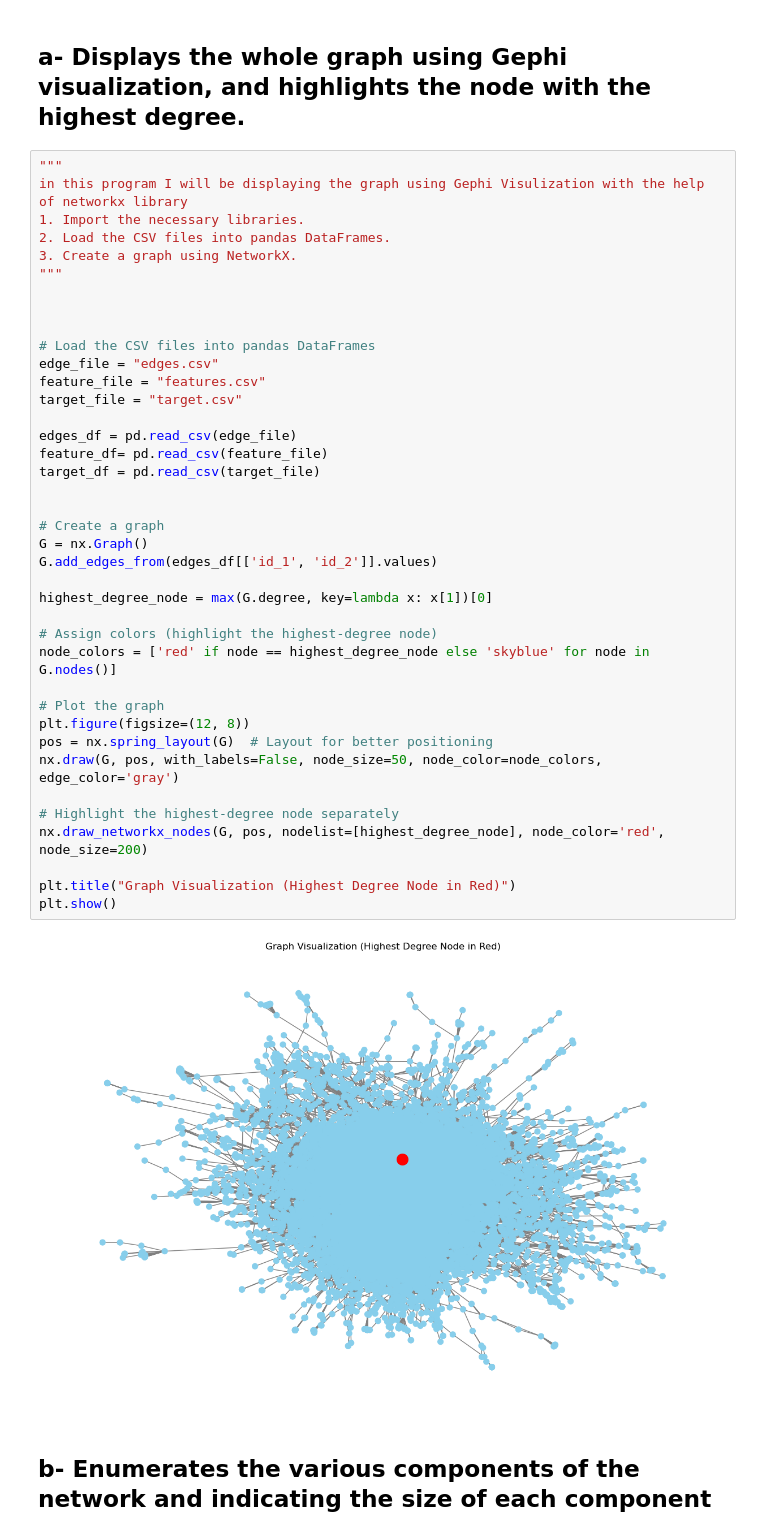
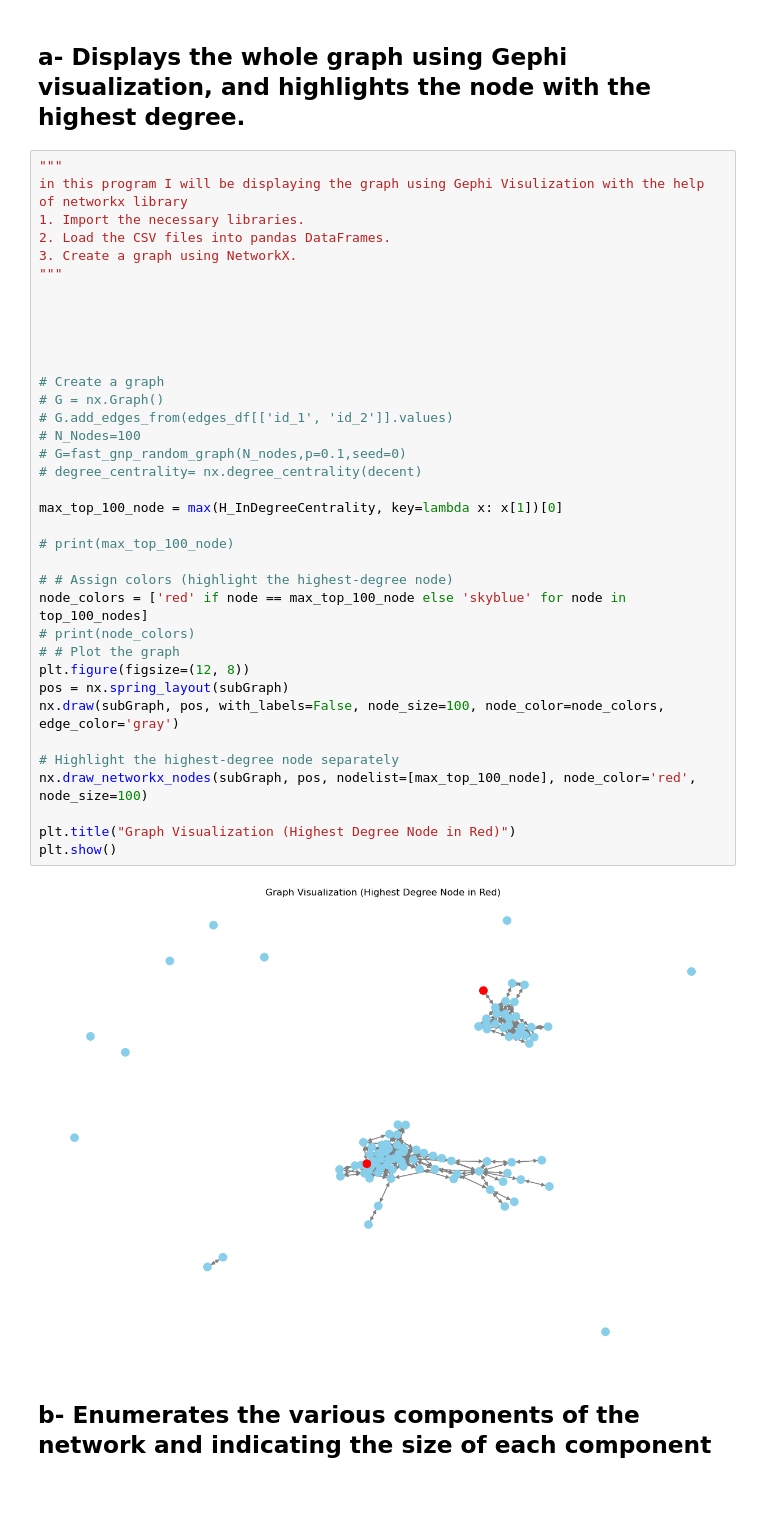
Before and after one commit to Marwa-Khan/eggo-Facebook_NetworkX, a Jupyter notebook: karateClub.ipynb, the cells around one changed output. Cells and saved outputs as stored; diff of their text form; blank space fills up the shorter version.

```diff
--- a/karateClub.ipynb
+++ b/karateClub.ipynb
@@ -115,44 +133,41 @@ Download complete: target.csv
 # %%
 """
 in this program I will be displaying the graph using Gephi Visulization with the help of networkx library
 1. Import the necessary libraries.
 2. Load the CSV files into pandas DataFrames.
 3. Create a graph using NetworkX.
 """
 
 
 
-# Load the CSV files into pandas DataFrames
-edge_file = "edges.csv"
-feature_file = "features.csv"
-target_file = "target.csv"
-
-edges_df = pd.read_csv(edge_file)
-feature_df= pd.read_csv(feature_file)
-target_df = pd.read_csv(target_file)
 
 
 # Create a graph
-G = nx.Graph()
-G.add_edges_from(edges_df[['id_1', 'id_2']].values)
+# G = nx.Graph()
+# G.add_edges_from(edges_df[['id_1', 'id_2']].values)
+# N_Nodes=100
+# G=fast_gnp_random_graph(N_nodes,p=0.1,seed=0)
+# degree_centrality= nx.degree_centrality(decent)
 
-highest_degree_node = max(G.degree, key=lambda x: x[1])[0]
+max_top_100_node = max(H_InDegreeCentrality, key=lambda x: x[1])[0]
 
-# Assign colors (highlight the highest-degree node)
-node_colors = ['red' if node == highest_degree_node else 'skyblue' for node in G.nodes()]
+# print(max_top_100_node)
 
-# Plot the graph
+# # Assign colors (highlight the highest-degree node)
+node_colors = ['red' if node == max_top_100_node else 'skyblue' for node in top_100_nodes]
+# print(node_colors)
+# # Plot the graph
 plt.figure(figsize=(12, 8))
-pos = nx.spring_layout(G)  # Layout for better positioning
-nx.draw(G, pos, with_labels=False, node_size=50, node_color=node_colors, edge_color='gray')
+pos = nx.spring_layout(subGraph)
+nx.draw(subGraph, pos, with_labels=False, node_size=100, node_color=node_colors, edge_color='gray')
 
 # Highlight the highest-degree node separately
-nx.draw_networkx_nodes(G, pos, nodelist=[highest_degree_node], node_color='red', node_size=200)
+nx.draw_networkx_nodes(subGraph, pos, nodelist=[max_top_100_node], node_color='red', node_size=100)
 
 plt.title("Graph Visualization (Highest Degree Node in Red)")
 plt.show()
 # %% [output]
-[figure, old version]
+[figure, new version]
 # %% [markdown]
 ## b- Enumerates the various components of the network and indicating the size of each component
 # %%
```
Also changed, not shown: parts of 10 cells of this notebook, 1 other file.
